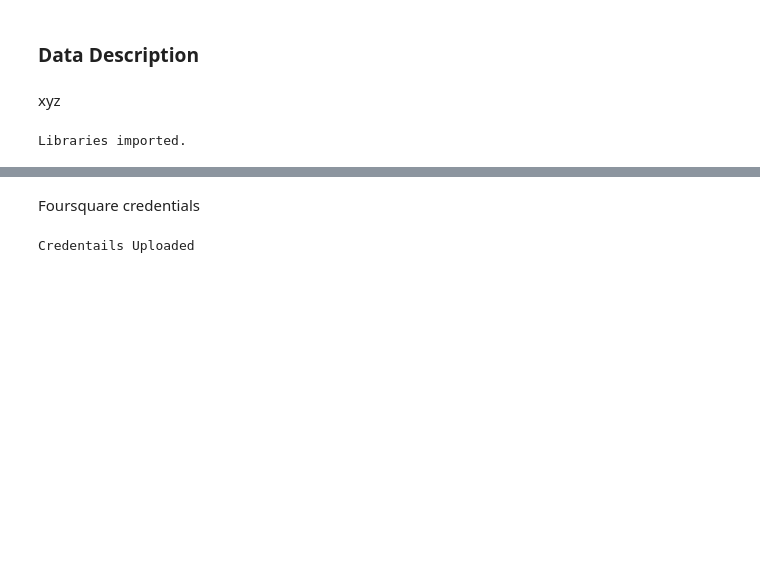
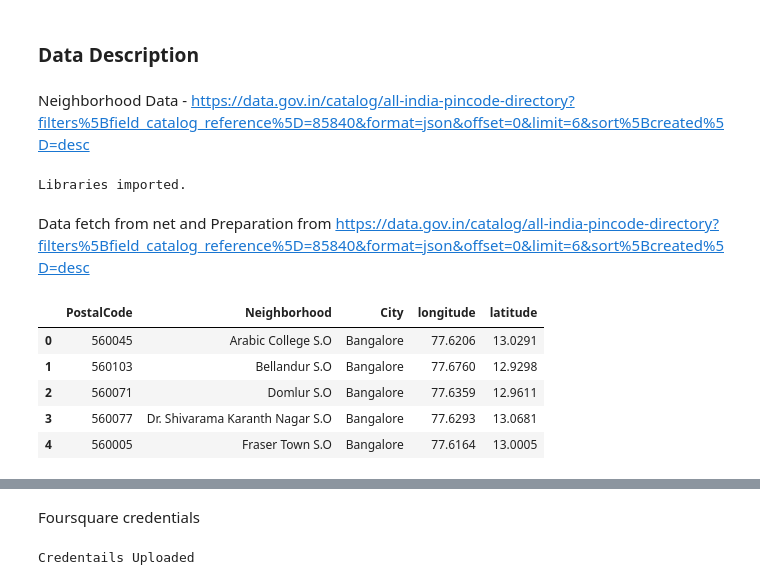
Before and after one commit to abhi-2693/Coursera_capstone, a Jupyter notebook: Capstone project/CapstoneProj_BattleoftheNeighborhoods.ipynb, the cells around one changed output, grey strips where cells are left out. Cells and saved outputs as stored; diff of their text form; code cells hidden in the pictures; blank space fills up the shorter version.

```diff
--- a/Capstone project/CapstoneProj_BattleoftheNeighborhoods.ipynb
+++ b/Capstone project/CapstoneProj_BattleoftheNeighborhoods.ipynb
@@ -10,7 +10,7 @@ abc
 # %% [markdown]
 ### Data Description
-# %% [markdown]
-xyz
+# %% [markdown]
+Neighborhood Data -  https://data.gov.in/catalog/all-india-pincode-directory?filters%5Bfield_catalog_reference%5D=85840&format=json&offset=0&limit=6&sort%5Bcreated%5D=desc
 # %%
 import requests # library to handle requests
 import pandas as pd # library for data analsysis
@@ -28,3 +30,23 @@ import folium # plotting library
 print('Libraries imported.')
 # %% [output]
 Libraries imported.
+# %% [markdown]
+Data fetch from net and Preparation from https://data.gov.in/catalog/all-india-pincode-directory?filters%5Bfield_catalog_reference%5D=85840&format=json&offset=0&limit=6&sort%5Bcreated%5D=desc
+# %%
+os.chdir('/Users/abhinavpaul/Documents/GitHub/Coursera_capstone/Capstone project')
+#os.getcwd() # to check the change
+# importing and filtering for Bangalore District Data into a dataframe
+path = '{}/all_india_PO_list_without_APS_offices_ver2_lat_long.csv'.format(os.getcwd())
+raw_data = pd.read_csv(path).dropna(subset=['longitude','latitude']).reset_index()
+Bang_raw_data = raw_data[(raw_data['Districtname']=='Bangalore')].reset_index()
+Bangalore_data = Bang_raw_data[['pincode','officename','Districtname','longitude','latitude']].dropna()
+Bangalore_data['officename']=Bangalore_data['officename'].replace('.+ S.O','.+')
+Bangalore_data.rename(columns={'pincode':'PostalCode','officename':'Neighborhood','Districtname':'City'},inplace=True)
+Bangalore_data.head()
+# %% [output]
+|  | PostalCode | Neighborhood | City | longitude | latitude |
+| 0 | 560045 | Arabic College S.O | Bangalore | 77.6206 | 13.0291 |
+| 1 | 560103 | Bellandur S.O | Bangalore | 77.6760 | 12.9298 |
+| 2 | 560071 | Domlur S.O | Bangalore | 77.6359 | 12.9611 |
+| 3 | 560077 | Dr. Shivarama Karanth Nagar S.O | Bangalore | 77.6293 | 13.0681 |
+| 4 | 560005 | Fraser Town S.O | Bangalore | 77.6164 | 13.0005 |
```
Also changed, not shown: parts of 10 cells of this notebook, 5 other files.
